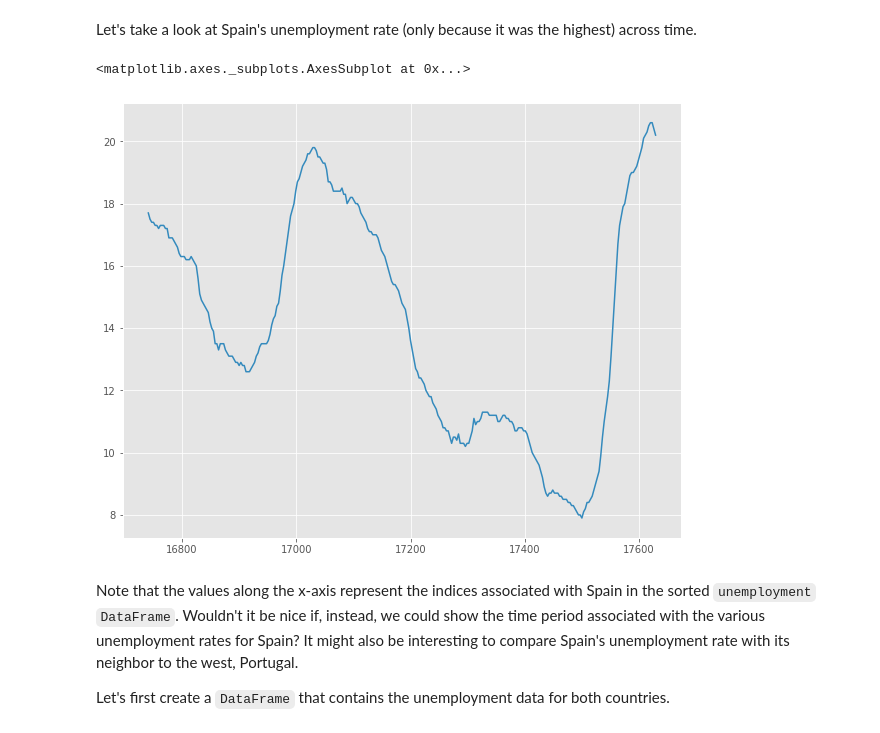
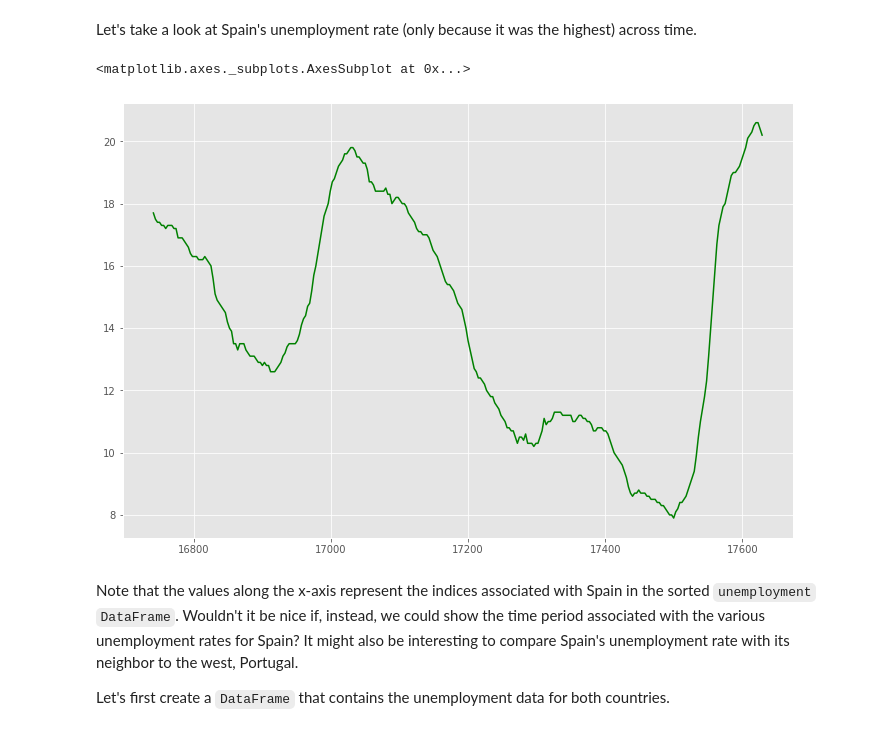
Before and after one commit to qszhao/PTUA2023, a Jupyter notebook: Lab05/Lecture05_Pandas.ipynb, the cells around one changed output. Cells and saved outputs as stored; diff of their text form; code cells hidden in the pictures.

```diff
--- a/Lab05/Lecture05_Pandas.ipynb
+++ b/Lab05/Lecture05_Pandas.ipynb
@@ -577,10 +651,10 @@ Let's take a look at Spain's unemployment rate (only because it was the highest)
 spain = unemployment[(unemployment['name_en'] == 'Spain') &
                      (unemployment['seasonality'] == 'sa')]
 # %%
-spain['unemployment_rate'].plot(figsize=(10, 8), color='#348ABD')
+spain['unemployment_rate'].plot(figsize=(12, 8), color='green')
 # %% [output]
 <matplotlib.axes._subplots.AxesSubplot at 0x...>
-[figure, old version]
+[figure, new version]
 # %% [markdown]
 Note that the values along the x-axis represent the indices associated with Spain in the sorted `unemployment` `DataFrame`. Wouldn't it be nice if, instead, we could show the time period associated with the various unemployment rates for Spain? It might also be interesting to compare Spain's unemployment rate with its neighbor to the west, Portugal.
 
```
Also changed, not shown: parts of 13 cells of this notebook, 1 other file.
